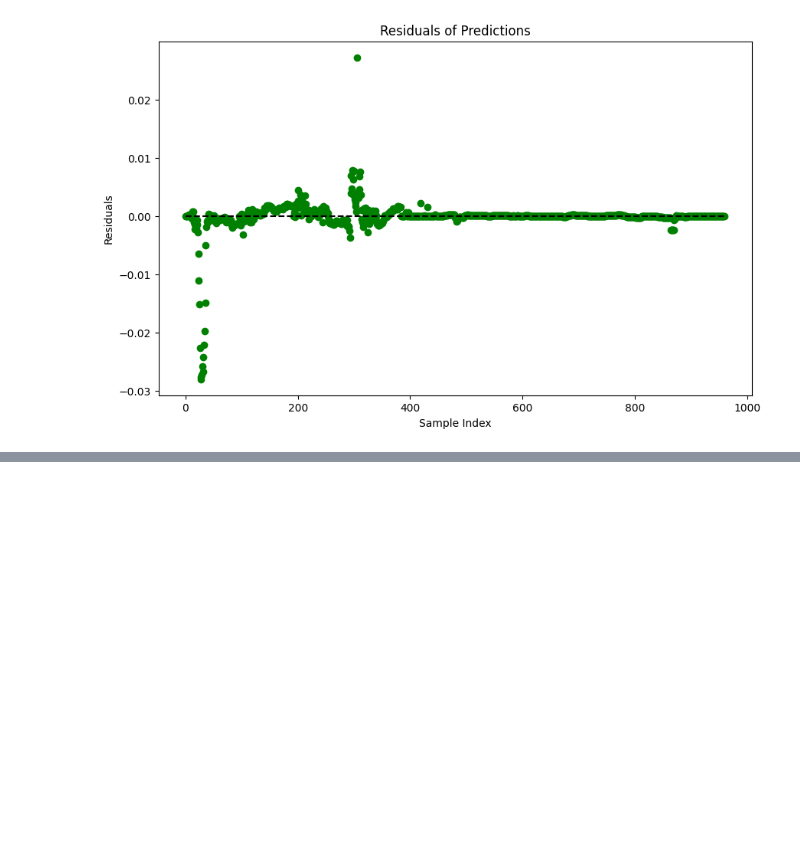
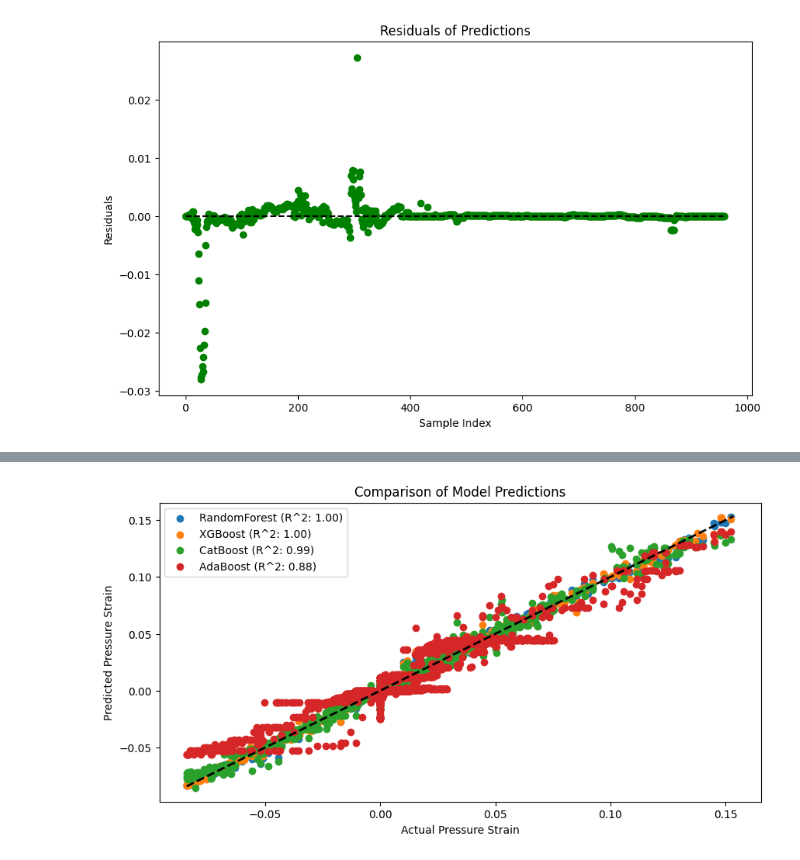
Before and after one commit to ayushsaxenagithub/mtp, a Jupyter notebook: Final Models/Result.ipynb, the cells around one changed output, grey strips where cells are left out. Cells and saved outputs as stored; diff of their text form; code cells hidden in the pictures; blank space fills up the shorter version.

```diff
--- a/Final Models/Result.ipynb
+++ b/Final Models/Result.ipynb
@@ -366,3 +366,86 @@ Data contains NaN values. Handling them...
 Accuracy (%): 99.00%
 [figure]
 [figure]
+# %%
+import pandas as pd
+import numpy as np
+import matplotlib.pyplot as plt
+from sklearn.model_selection import train_test_split, RandomizedSearchCV
+from sklearn.metrics import mean_squared_error, r2_score
+from sklearn.preprocessing import StandardScaler
+from sklearn.pipeline import Pipeline
+from sklearn.ensemble import RandomForestRegressor, AdaBoostRegressor
+from xgboost import XGBRegressor
+from lightgbm import LGBMRegressor
+from catboost import CatBoostRegressor
+import joblib  # For saving models
+
+
+# Load Excel data
+file_path = 'combined_data_all_reynolds_20PI_100PI.xlsx'
+df = pd.read_excel(file_path).dropna(subset=['Pressure_Strain'])
+X = df[['y/delta', 'y^+','Production', 'Turbulent_Transport', 'Viscous_Transport', 'Pressure_Transport', 'Viscous_Dissipation', 'Re']]
+y = df['Pressure_Strain']
+
+# Split data
+X_train, X_test, y_train, y_test = train_test_split(X, y, test_size=0.3, random_state=42)
+
+# Pipeline setup without Polynomial Features for quicker execution
+pipeline = Pipeline([
+    ('scaler', StandardScaler()),
+    ('model', RandomForestRegressor(random_state=42))  # Placeholder that will be replaced
+])
+
+# Define models and hyperparameters in a dictionary
+models = {
+    'RandomForest': (RandomForestRegressor(random_state=42), {
+        'model__n_estimators': [100],
+        'model__max_depth': [10, 20],
+        'model__min_samples_split': [2, 5],
+        'model__min_samples_leaf': [1, 2]
+    }),
+    'XGBoost': (XGBRegressor(objective='reg:squarederror', random_state=42), {
+        'model__n_estimators': [100, 200],
+        'model__max_depth': [5, 10],
+        'model__learning_rate': [0.1, 0.01],
+        'model__subsample': [0.7, 0.9]
+    }),
+    'CatBoost': (CatBoostRegressor(random_state=42, verbose=0), {
+        'model__iterations': [100, 200],
+        'model__depth': [4, 6],
+        'model__learning_rate': [0.1, 0.01]
+    }),
+    'AdaBoost': (AdaBoostRegressor(random_state=42), {
+        'model__n_estimators': [50, 100],
+        'model__learning_rate': [0.1, 0.5]
+    })
+}
+
+results = []
+
+# Loop through models
+for name, (model, params) in models.items():
+    pipeline.set_params(model=model)
+    search = RandomizedSearchCV(pipeline, params, n_iter=5, cv=3, scoring='r2', random_state=42)
+    search.fit(X_train, y_train)
+    best_model = search.best_estimator_
+    y_pred = best_model.predict(X_test)
+    mse = mean_squared_error(y_test, y_pred)
+    r2 = r2_score(y_test, y_pred)
+    print(f"{name} - Test MSE: {mse}, R^2: {r2}")
+    results.append((name, best_model, mse, r2))
+    # Save model
+    joblib.dump(best_model, f'{name}_model.pkl')
+
+# Plot results
+plt.figure(figsize=(10, 5))
+for name, model, mse, r2 in results:
+    y_pred = model.predict(X_test)
+    plt.scatter(y_test, y_pred, label=f'{name} (R^2: {r2:.2f})')
+plt.plot([y.min(), y.max()], [y.min(), y.max()], 'k--', lw=2)
+plt.xlabel('Actual Pressure Strain')
+plt.ylabel('Predicted Pressure Strain')
+plt.title('Comparison of Model Predictions')
+plt.legend()
+plt.show()
+# %% [output]
@@ -368,0 +456 @@ Accuracy (%): 99.00%
+[figure, added]
```
Also changed, not shown: parts of 4 cells of this notebook, 28 other files.
